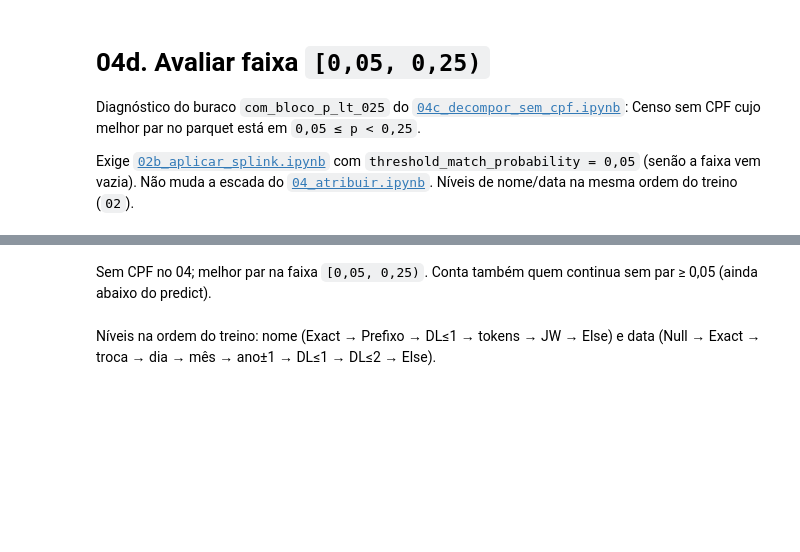
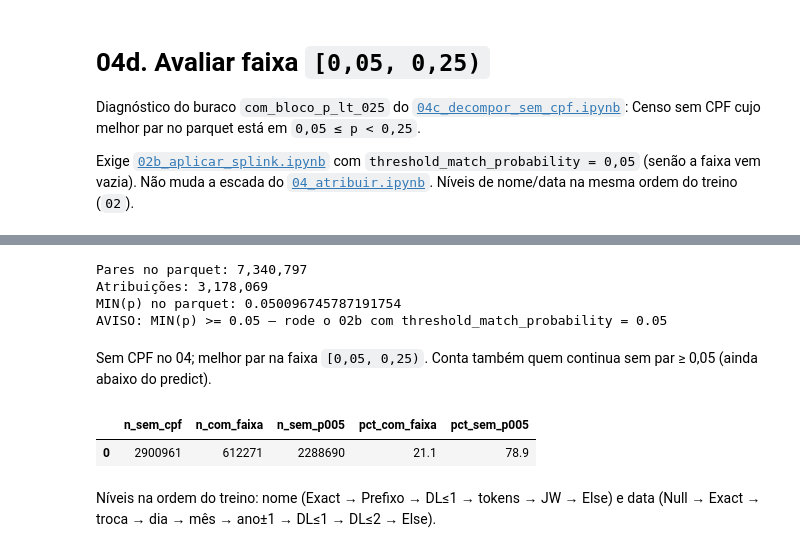
Before and after one commit to ramonbhb/ibge-probabilistico, a Jupyter notebook: notebooks/04d_avaliar_faixa_005_025.ipynb, the cells around one changed output, grey strips where cells are left out. Saved outputs shown, nothing was run; the diff lists cells and outputs as text; code cells hidden in the pictures; blank space fills up the shorter version.

```diff
--- a/notebooks/04d_avaliar_faixa_005_025.ipynb
+++ b/notebooks/04d_avaliar_faixa_005_025.ipynb
@@ -71,13 +89,13 @@ FROM read_parquet('{SPLINK_PREDICTIONS}')
 ''')
 
 con.execute(f'''
-CREATE OR REPLACE VIEW atribuicao AS
+CREATE OR REPLACE VIEW atribuicao_2 AS
 SELECT unique_id_censo, unique_id_cpf, match_probability, degrau, regra
 FROM read_parquet('{SPLINK_ATRIBUICAO}')
 ''')
 
 n_pred = con.execute('SELECT COUNT(*) FROM splink_predictions').fetchone()[0]
-n_atrib = con.execute('SELECT COUNT(*) FROM atribuicao').fetchone()[0]
+n_atrib = con.execute('SELECT COUNT(*) FROM atribuicao_2').fetchone()[0]
 p_min = con.execute('SELECT MIN(match_probability) FROM splink_predictions').fetchone()[0]
 print('Pares no parquet:', f'{n_pred:,}')
 print('Atribuições:', f'{n_atrib:,}')
@@ -87,6 +105,11 @@ if p_min is not None and p_min >= PISO + 1e-9:
         'AVISO: MIN(p) >=', PISO,
         '— rode o 02b com threshold_match_probability =', PISO,
     )
+# %% [output]
+Pares no parquet: 7,340,797
+Atribuições: 3,178,069
+MIN(p) no parquet: 0.050096745787191754
+AVISO: MIN(p) >= 0.05 — rode o 02b com threshold_match_probability = 0.05
 # %% [markdown]
 Sem CPF no 04; melhor par na faixa `[0,05, 0,25)`. Conta também quem continua
 sem par ≥ 0,05 (ainda abaixo do predict).
@@ -97,7 +120,7 @@ SELECT c.unique_id
 FROM {SPLINK_INPUT_VIEW} c
 WHERE c.origem = 'censo'
   AND NOT EXISTS (
-    SELECT 1 FROM atribuicao a
+    SELECT 1 FROM atribuicao_2 a
     WHERE a.unique_id_censo = c.unique_id
   )
 ''')
@@ -106,33 +129,36 @@ con.execute(f'''
 CREATE OR REPLACE TABLE melhor_faixa AS
 SELECT
     p.unique_id_censo,
     p.unique_id_cpf,
     p.match_probability,
     p.match_weight
 FROM splink_predictions p
 JOIN censo_sem_cpf s ON s.unique_id = p.unique_id_censo
 WHERE p.match_probability >= {PISO}
   AND p.match_probability < {TETO}
 QUALIFY ROW_NUMBER() OVER (
     PARTITION BY p.unique_id_censo
     ORDER BY p.match_probability DESC, p.unique_id_cpf
 ) = 1
 ''')
 
 display(con.execute(f'''
 SELECT
     n_sem_cpf,
     n_com_faixa,
     n_sem_cpf - n_com_faixa AS n_sem_p005,
     ROUND(100.0 * n_com_faixa / NULLIF(n_sem_cpf, 0), 1) AS pct_com_faixa,
     ROUND(100.0 * (n_sem_cpf - n_com_faixa) / NULLIF(n_sem_cpf, 0), 1)
         AS pct_sem_p005
 FROM (
     SELECT
         (SELECT COUNT(*) FROM censo_sem_cpf) AS n_sem_cpf,
         (SELECT COUNT(*) FROM melhor_faixa) AS n_com_faixa
 )
 ''').df())
+# %% [output]
+|  | n_sem_cpf | n_com_faixa | n_sem_p005 | pct_com_faixa | pct_sem_p005 |
+| 0 | 2900961 | 612271 | 2288690 | 21.1 | 78.9 |
 # %% [markdown]
 Níveis na ordem do treino: nome (Exact → Prefixo → DL≤1 → tokens → JW → Else)
 e data (Null → Exact → troca → dia → mês → ano±1 → DL≤1 → DL≤2 → Else).
```
Also changed, not shown: parts of 7 cells of this notebook, 4 other files.
